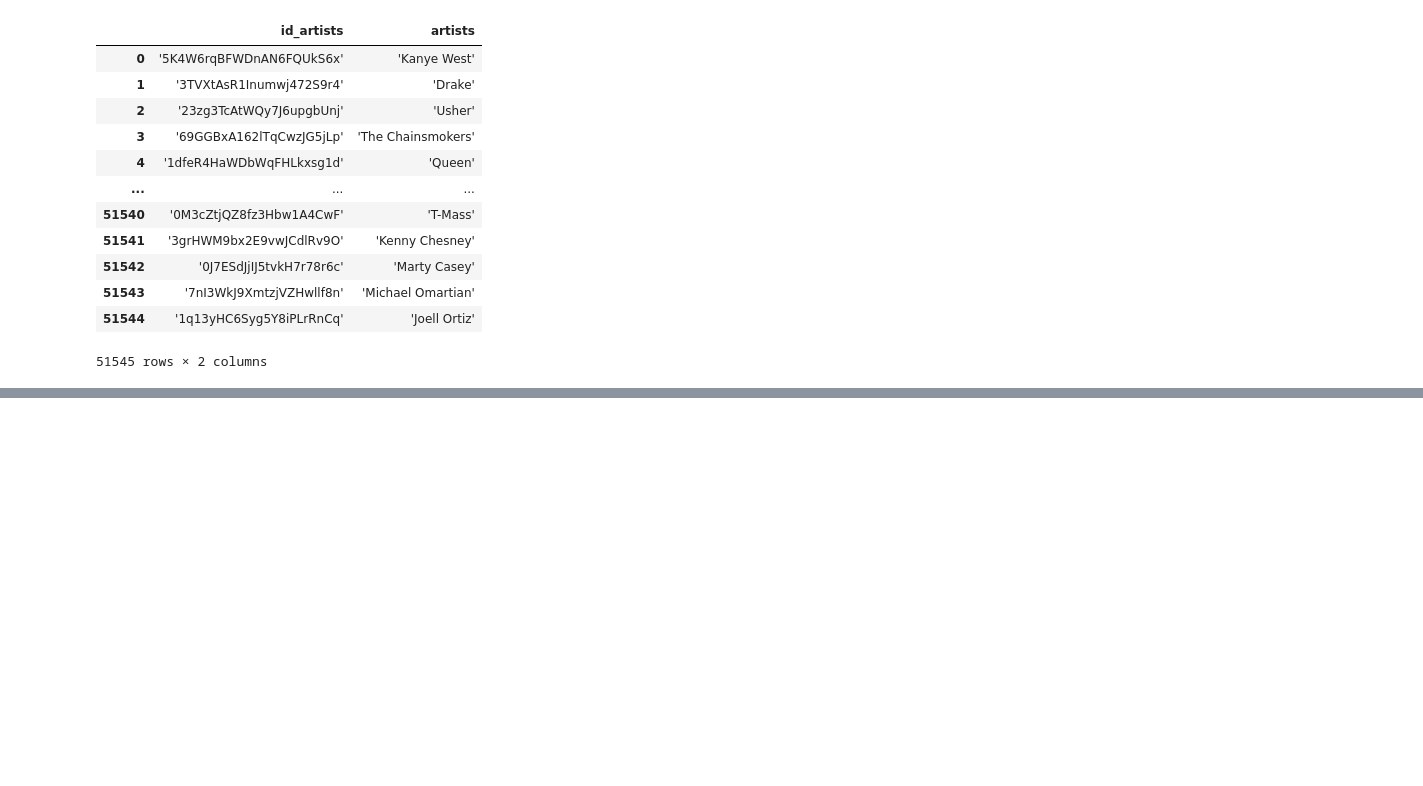
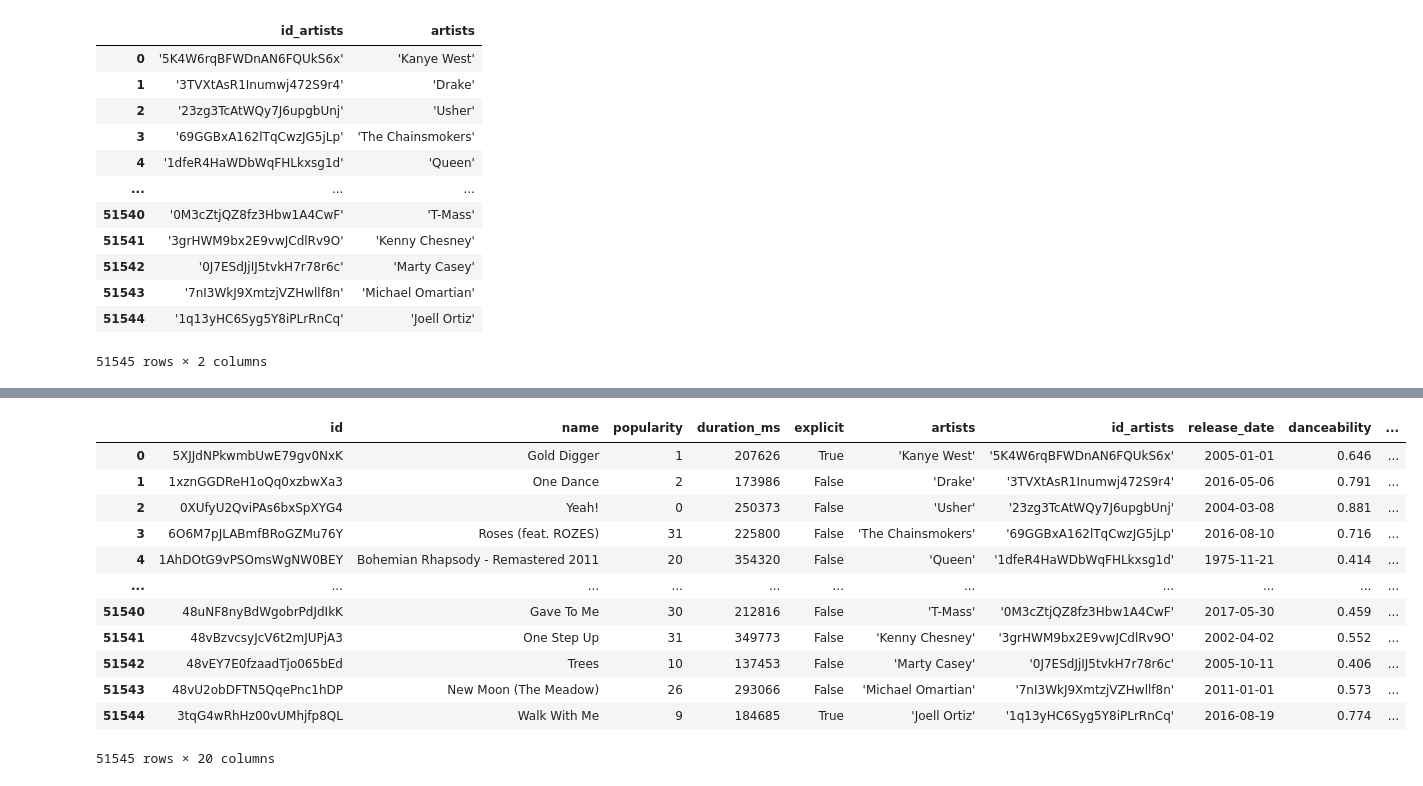
Before and after one commit to halmasieh/Spotify_Analysis, a Jupyter notebook: spotify_etl.ipynb, the cells around one changed output, grey strips where cells are left out. Saved outputs shown, nothing was run; the diff lists cells and outputs as text; code cells hidden in the pictures; blank space fills up the shorter version.

```diff
--- a/spotify_etl.ipynb
+++ b/spotify_etl.ipynb
@@ -303,0 +339,19 @@ cleaned_artists_column
+# %%
+# Rename artists_y to artists and reorder the columns to match tracks_df
+cleaned_missing_songs_df = cleaned_missing_songs_df.rename(columns={'artists_y': 'artists'})
+cleaned_missing_songs_df = cleaned_missing_songs_df[column_list]
+cleaned_missing_songs_df
+# %% [output]
+|  | id | name | popularity | duration_ms | explicit | artists | id_artists | release_date | danceability | ... |
+| 0 | 5XJJdNPkwmbUwE79gv0NxK | Gold Digger | 1 | 207626 | True | 'Kanye West' | '5K4W6rqBFWDnAN6FQUkS6x' | 2005-01-01 | 0.646 | ... |
+| 1 | 1xznGGDReH1oQq0xzbwXa3 | One Dance | 2 | 173986 | False | 'Drake' | '3TVXtAsR1Inumwj472S9r4' | 2016-05-06 | 0.791 | ... |
+| 2 | 0XUfyU2QviPAs6bxSpXYG4 | Yeah! | 0 | 250373 | False | 'Usher' | '23zg3TcAtWQy7J6upgbUnj' | 2004-03-08 | 0.881 | ... |
+| 3 | 6O6M7pJLABmfBRoGZMu76Y | Roses (feat. ROZES) | 31 | 225800 | False | 'The Chainsmokers' | '69GGBxA162lTqCwzJG5jLp' | 2016-08-10 | 0.716 | ... |
+| 4 | 1AhDOtG9vPSOmsWgNW0BEY | Bohemian Rhapsody - Remastered 2011 | 20 | 354320 | False | 'Queen' | '1dfeR4HaWDbWqFHLkxsg1d' | 1975-11-21 | 0.414 | ... |
+| ... | ... | ... | ... | ... | ... | ... | ... | ... | ... | ... |
+| 51540 | 48uNF8nyBdWgobrPdJdIkK | Gave To Me | 30 | 212816 | False | 'T-Mass' | '0M3cZtjQZ8fz3Hbw1A4CwF' | 2017-05-30 | 0.459 | ... |
+| 51541 | 48vBzvcsyJcV6t2mJUPjA3 | One Step Up | 31 | 349773 | False | 'Kenny Chesney' | '3grHWM9bx2E9vwJCdlRv9O' | 2002-04-02 | 0.552 | ... |
+| 51542 | 48vEY7E0fzaadTjo065bEd | Trees | 10 | 137453 | False | 'Marty Casey' | '0J7ESdJjIJ5tvkH7r78r6c' | 2005-10-11 | 0.406 | ... |
+| 51543 | 48vU2obDFTN5QqePnc1hDP | New Moon (The Meadow) | 26 | 293066 | False | 'Michael Omartian' | '7nI3WkJ9XmtzjVZHwllf8n' | 2011-01-01 | 0.573 | ... |
+| 51544 | 3tqG4wRhHz00vUMhjfp8QL | Walk With Me | 9 | 184685 | True | 'Joell Ortiz' | '1q13yHC6Syg5Y8iPLrRnCq' | 2016-08-19 | 0.774 | ... |
+51545 rows × 20 columns
```
Also changed, not shown: parts of 3 cells of this notebook.
